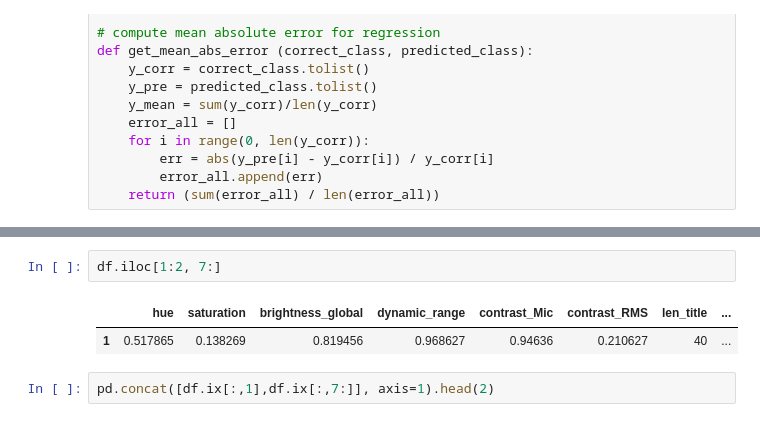
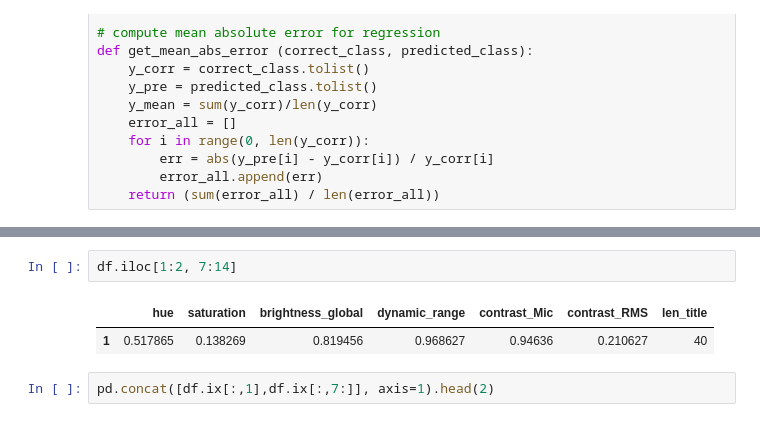
Before and after one commit to yaoliphy/insight-project, a Jupyter notebook: data_analysis_and_ML/youtube_data_analysis.ipynb, the cells around one changed output, grey strips where cells are left out. Drawn from its saved outputs; the diff is of its cells as text.

```diff
--- a/data_analysis_and_ML/youtube_data_analysis.ipynb
+++ b/data_analysis_and_ML/youtube_data_analysis.ipynb
@@ -575,10 +440,10 @@ df.head(20)
 | 18 | UCaezsZGhwWgB4ZRmHNCfIyw | 671404 | 98 | jDlpheqetYk | 199204 | Burgundy & Gold Halo Eye + Bold W... | 1 month ago | ... |
 | 19 | UCaezsZGhwWgB4ZRmHNCfIyw | 671404 | 98 | DcckoEQbNB4 | 123803 | Meet My PUPPY! | 2 months ago | ... |
 # %%
-df.iloc[1:2, 7:]
+df.iloc[1:2, 7:14]
 # %% [output]
-|  | hue | saturation | brightness_global | dynamic_range | contrast_Mic | contrast_RMS | len_title | ... |
-| 1 | 0.517865 | 0.138269 | 0.819456 | 0.968627 | 0.94636 | 0.210627 | 40 | ... |
+|  | hue | saturation | brightness_global | dynamic_range | contrast_Mic | contrast_RMS | len_title |
+| 1 | 0.517865 | 0.138269 | 0.819456 | 0.968627 | 0.94636 | 0.210627 | 40 |
 # %%
 pd.concat([df.ix[:,1],df.ix[:,7:]], axis=1).head(2)
 # %% [output]
```
Also changed, not shown: parts of 48 cells of this notebook.
